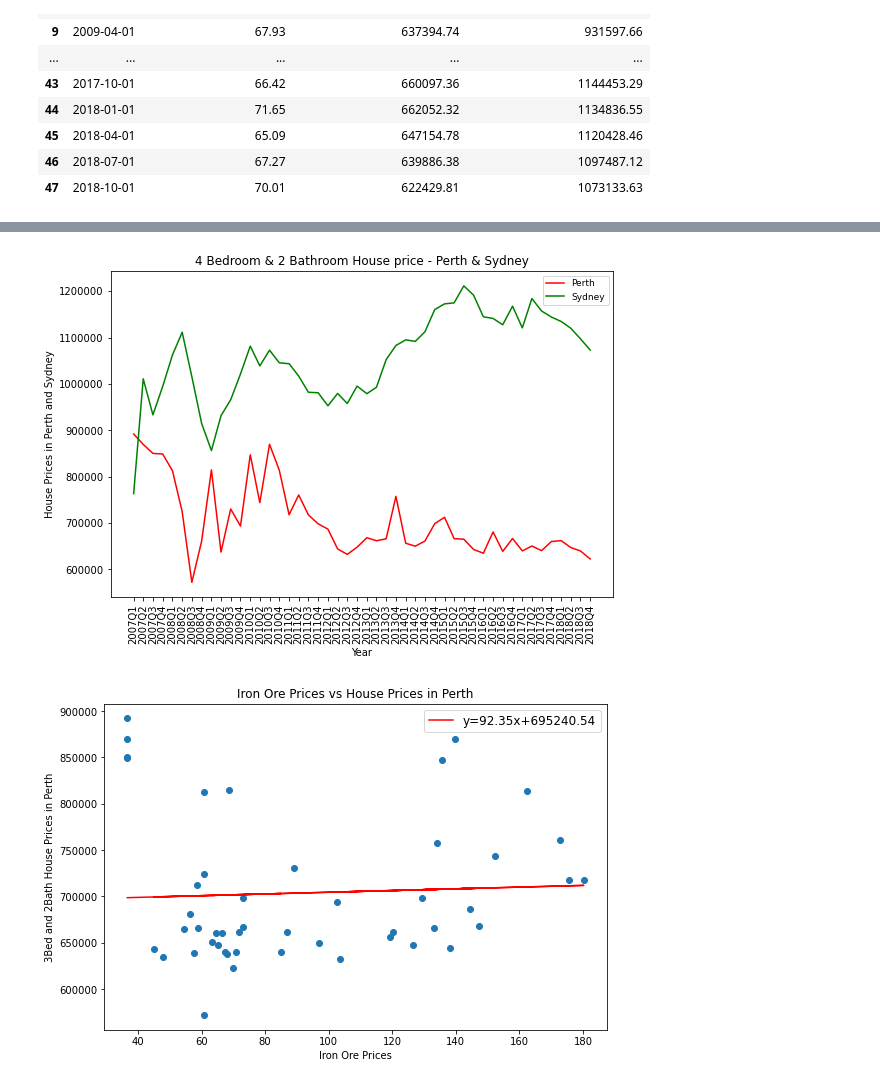
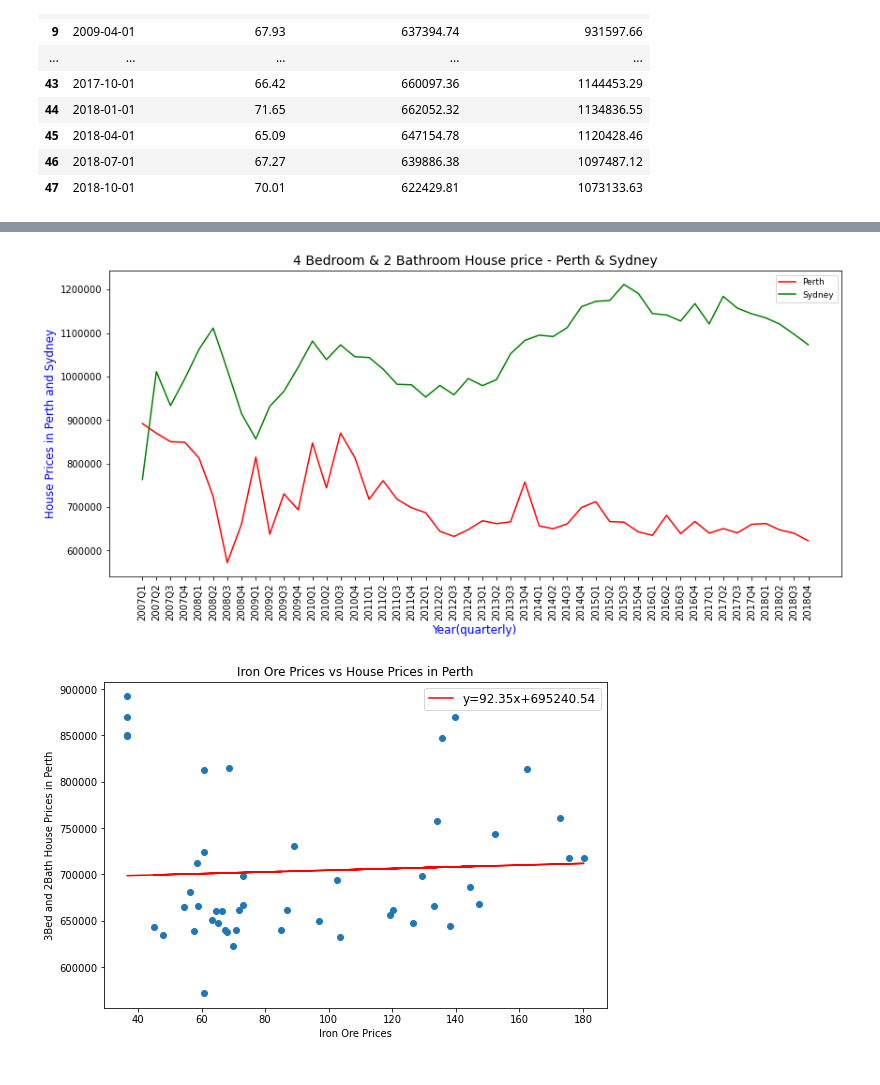
Before and after one commit to Dion-Daniels/Project1, a Jupyter notebook: Data/House_Commodities_Data_Analysis.ipynb, the cells around one changed output, grey strips where cells are left out. Cells and saved outputs as stored; diff of their text form; code cells hidden in the pictures.

```diff
--- a/Data/House_Commodities_Data_Analysis.ipynb
+++ b/Data/House_Commodities_Data_Analysis.ipynb
@@ -222,28 +222,28 @@ plt.show()
 # %%
 #Plotting to see the variation between the cities
 x_values=houses_4bed2bath_iron_combined["Date"]
 y_values=houses_4bed2bath_iron_combined["Average_Houseprice_Perth"]
 z_values=houses_4bed2bath_iron_combined["Average_Houseprice_Sydney"]
 
 #Figure size
-fig1, ax1 = plt.subplots(figsize=(9,6))
+fig1, ax1 = plt.subplots(figsize=(14,6))
 
 #Naming the x-axis, y-axis and the whole graph
-plt.xlabel("Year")
-plt.ylabel("House Prices in Perth and Sydney")
-plt.title("4 Bedroom & 2 Bathroom House price - Perth & Sydney")
+plt.xlabel("Year(quarterly)",fontsize=12, color="b")
+plt.ylabel("House Prices in Perth and Sydney",fontsize=12, color="b")
+plt.title("4 Bedroom & 2 Bathroom House price - Perth & Sydney",fontsize=14)
 ax1.ticklabel_format(style='plain')
 
 plt.plot(x_values, y_values, color="r", label="Perth")
 plt.plot(x_values, z_values, color="g", label="Sydney")
 plt.xticks(x_axis,quarters,rotation="vertical")
 plt.legend(fontsize=9, loc="best")
 
 #Save the fig
 plt.savefig("Images/Combined_houseprices.jpg")
 plt.show()
 # %% [output]
-[figure, old version]
+[figure, new version]
 # %%
 #Setting the x_axis and y_axis
 x_values=houses_4bed2bath_iron_combined["Average_IronOre_Price"]
```
Also changed, not shown: parts of 3 cells of this notebook, 5 other files.
